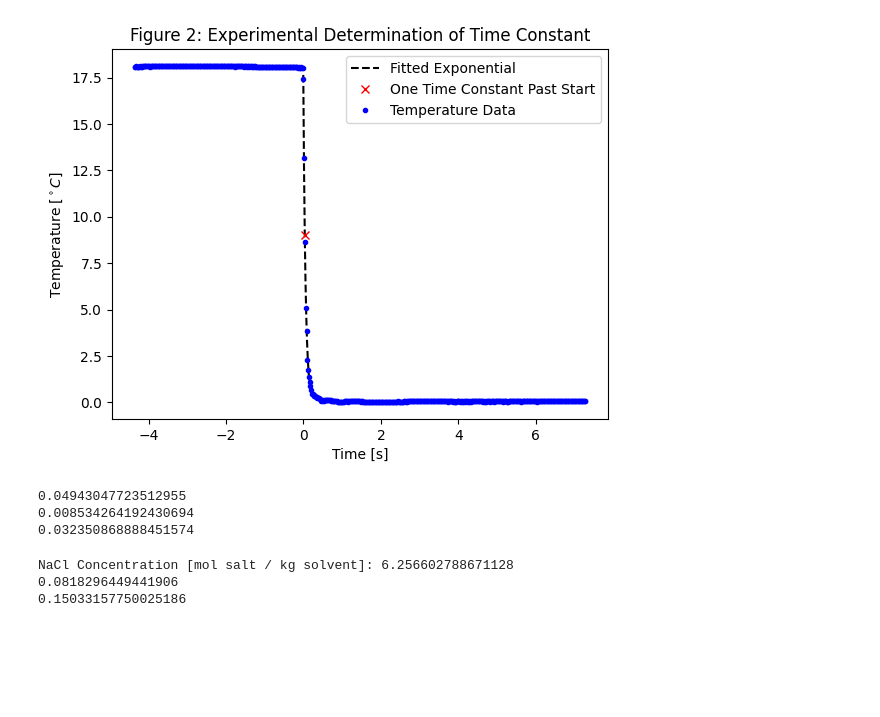
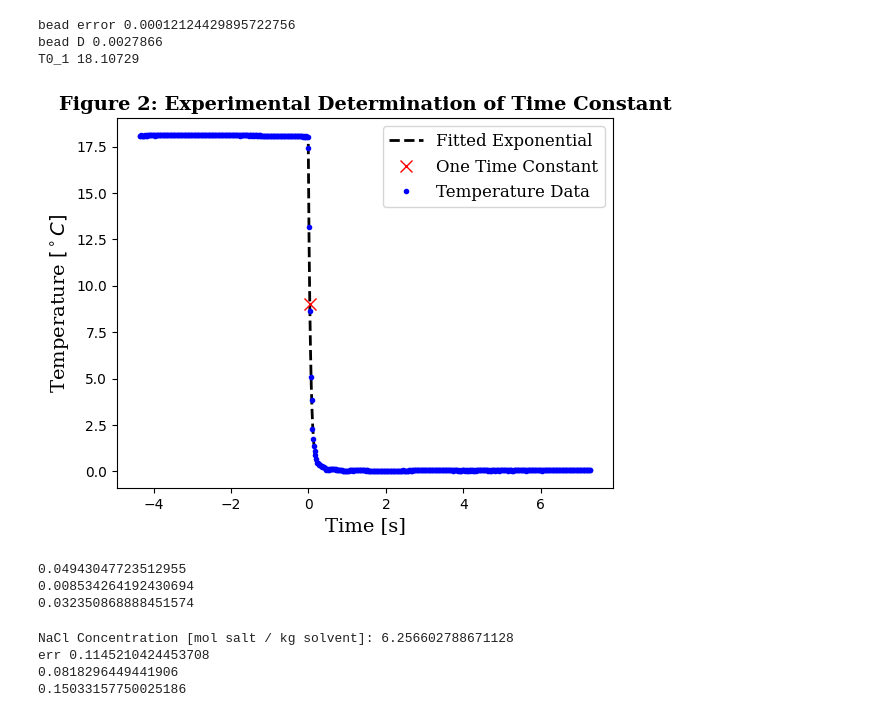
Before and after one commit to lsculv/ECH145A-Lab1, a Jupyter notebook: lab1.ipynb, the cells around one changed output. Cells and saved outputs as stored; diff of their text form; code cells hidden in the pictures; blank space fills up the shorter version.

```diff
--- a/lab1.ipynb
+++ b/lab1.ipynb
@@ -154,7 +249,11 @@ drop2 = np.loadtxt(t1r2[1], delimiter=",", skiprows=7, usecols=[1, 2])
 drop3 = np.loadtxt(t1r2[2], delimiter=",", skiprows=7, usecols=[1, 2])
 
 # Theoretical calculations
+t_value = 3.182
+bead_Derr = (np.array([1.3, 1.44, 1.44]) * (1/1000)).std() * (t_value / np.sqrt(3))
+print(f"bead error {bead_Derr}")
 bead_D = 1.3933 * (1 / 1000)
+print(f"bead D {2 * bead_D}")
 
 # Values for K cited from TABLE 1 of:
 # Sundqvist, B. (1992).
@@ -170,6 +269,7 @@ tau_theory = (bead_D**2) / (K_avg * np.pi**2)
 T0_1 = drop1[:100, 1].mean()
 T0_2 = drop2[:100, 1].mean()
 T0_3 = drop3[:100, 1].mean()
+print(f"T0_1 {T0_1}")
 
 
 def T(t, T0, tau):
@@ -212,54 +312,68 @@ time = np.linspace(-0.005, 0.2, 1000)
 A1, K1 = fit_exp(t_exp1, T_exp1)
 A2, K2 = fit_exp(t_exp2, T_exp2)
 A3, K3 = fit_exp(t_exp3, T_exp3)
 drop1_fit = A1 * np.exp(K1 * time)
 drop2_fit = A2 * np.exp(K2 * time)
 drop3_fit = A3 * np.exp(K3 * time)
 
 # Plot data, fitted curve and theoretical curve
+font = dict(family="serif", size=14)
+title = dict(family="serif", size=14, weight="bold")
+line = dict(color="black", linestyle="--", linewidth=2)
+
+
 tau_fit1 = time[find_nearest(drop1_fit, T0_1 / 2)] / np.log(2)
 tau_fit2 = time[find_nearest(drop2_fit, T0_2 / 2)] / np.log(2)
 tau_fit3 = time[find_nearest(drop3_fit, T0_3 / 2)] / np.log(2)
 t_value = 3.182
 tau_avg = (tau_fit1 + tau_fit2 + tau_fit3) / 3
-tau_error = np.array([tau_fit1, tau_fit2, tau_fit3]).std() * (
-    t_value / np.sqrt(3)
-)
+tau_error = np.array([tau_fit1, tau_fit2, tau_fit3]).std() * (t_value / np.sqrt(3))
 
-plt.plot(time, drop1_fit, "k--", label="Fitted Exponential")
+plt.plot(time, drop1_fit, label="Fitted Exponential", **line)
 plt.plot(
     tau_fit1 * np.log(2),
     drop1_fit[find_nearest(drop1_fit, T0_1 / 2)],
     "rx",
-    label="One Time Constant Past Start",
+    label="One Time Constant",
+    markersize=8
 )
 plt.plot(
     drop1[:, 0] - drop1[start_idx1, 0], drop1[:, 1], "b.", label="Temperature Data"
 )
 
-plt.xlabel("Time [s]")
-plt.ylabel("Temperature $[^\circ C]$")
-plt.title("Figure 2: Experimental Determination of Time Constant")
-plt.legend()
+plt.xlabel("Time [s]", **font)
+plt.ylabel("Temperature $[^\circ C]$", **font)
+plt.title("Figure 2: Experimental Determination of Time Constant", **title)
+plt.legend(prop={"family": "serif", "size": 12})
 plt.show()
 
 
 print(tau_avg)
 print(tau_error)
 print(tau_theory)
 # %% [output]
+bead error 0.00012124429895722756
+bead D 0.0027866
+T0_1 18.10729
-[figure, old version]
+[figure, new version]
-0.04943047723512955
-0.008534264192430694
-0.032350868888451574
+0.04943047723512955
+0.008534264192430694
+0.032350868888451574
 # %%
 # Load data
-bp1 = np.loadtxt("./Data/EXP1.2 - TASK2/hotT_trial1.csv", delimiter=",", skiprows=7, usecols=[2])
-bp2 = np.loadtxt("./Data/EXP1.2 - TASK2/hotT_trial2.csv", delimiter=",", skiprows=7, usecols=[2])
-bp3 = np.loadtxt("./Data/EXP1.2 - TASK2/hotT_trial3.csv", delimiter=",", skiprows=7, usecols=[2])
+bp1 = np.loadtxt(
+    "./Data/EXP1.2 - TASK2/hotT_trial1.csv", delimiter=",", skiprows=7, usecols=[2]
+)
+bp2 = np.loadtxt(
+    "./Data/EXP1.2 - TASK2/hotT_trial2.csv", delimiter=",", skiprows=7, usecols=[2]
+)
+bp3 = np.loadtxt(
+    "./Data/EXP1.2 - TASK2/hotT_trial3.csv", delimiter=",", skiprows=7, usecols=[2]
+)
 
 bp = np.array([bp1.mean(), bp2.mean(), bp3.mean()])
 bp_mean = bp.mean()
+bp_err = bp.std() * (t_value / np.sqrt(3))
 
 # Value for Kb cited from TABLE 1 of:
 # Hoyt, C. S., & Fink, C. K. (1937).
@@ -271,6 +385,7 @@ i = 2
 delta_T = bp_mean - 100
 m = delta_T / (i * Kb)
 print(f"NaCl Concentration [mol salt / kg solvent]: {m}")
+print(f"err {bp_err}")
 
 max_error = np.array([bp1.std(), bp2.std(), bp3.std()]).max()
 print(max_error)
@@ -279,5 +394,6 @@ ci = max_error * (t_value / np.sqrt(3))
 print(ci)
 # %% [output]
 NaCl Concentration [mol salt / kg solvent]: 6.256602788671128
+err 0.1145210424453708
 0.0818296449441906
 0.15033157750025186
```
Also changed, not shown: parts of 2 cells of this notebook.
